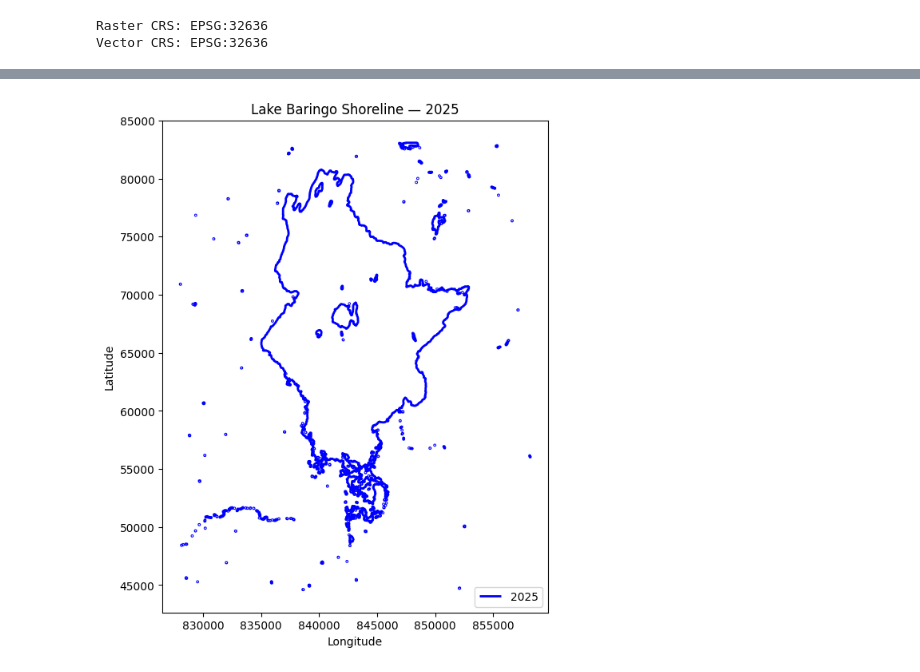
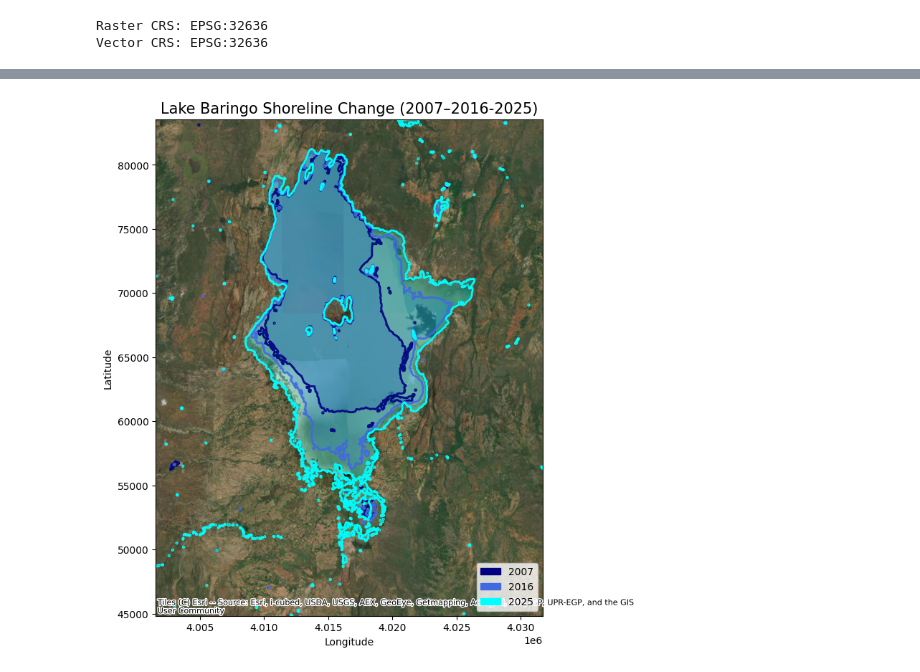
Before and after one commit to kiprutoYG/lake_extent_analysis_pipeline, a Jupyter notebook: src/visualization/see.ipynb, the cells around one changed output, grey strips where cells are left out. Cells and saved outputs as stored; diff of their text form; code cells hidden in the pictures.

```diff
--- a/src/visualization/see.ipynb
+++ b/src/visualization/see.ipynb
@@ -36,7 +36,7 @@ dissolved_2016 = gpd.read_file(os.path.join(results_dir, "lake_2016.shp"))
 dissolved_2020 = gpd.read_file(os.path.join(results_dir, "lake_2020.shp"))
 dissolved_2025 = gpd.read_file(os.path.join(results_dir, "lake_2025.shp"))
 
-growth_area = gpd.read_file(os.path.join(results_dir, 'growth_area.shp'))
+growth_area = gpd.read_file(os.path.join(results_dir, 'growth_area.shp')).to_crs('EPSG:4326')
 buildings = gpd.read_file(os.path.join(processed_dir, 'buildings.gpkg'))
 roads = gpd.read_file(os.path.join(processed_dir, 'roads.gpkg'))
 roads = roads[roads.geom_type.isin(['LineString', 'MultiLineString'])]
@@ -53,8 +53,10 @@ submerged_facilities = gpd.overlay(facilities, growth_area, how="intersection")
 # %%
-growth_area = growth_area.to_crs(dissolved_2007.crs)
-submerged_buildings = submerged_buildings.to_crs(dissolved_2007.crs)
-submerged_roads = submerged_roads.to_crs(dissolved_2007.crs)
-submerged_facilities = submerged_facilities.to_crs(dissolved_2007.crs)
+dissolved_2007 = dissolved_2007.to_crs(growth_area.crs)
+dissolved_2016 = dissolved_2016.to_crs(growth_area.crs)
+dissolved_2025 = dissolved_2025.to_crs(growth_area.crs)
+# submerged_buildings = submerged_buildings.to_crs(dissolved_2007.crs)
+# submerged_roads = submerged_roads.to_crs(dissolved_2007.crs)
+# submerged_facilities = submerged_facilities.to_crs(dissolved_2007.crs)
 # %%
 # --- CRS alignment check ---
 print("Raster CRS:", dem.rio.crs)
@@ -104,42 +104,62 @@ plt.show()
 # %%
 import matplotlib.pyplot as plt
 import matplotlib.animation as animation
+import geopandas as gpd
+import contextily as ctx
+import matplotlib.patches as mpatches
+import pandas as pd
 
+# --- Ensure all data is in Web Mercator (for basemap) ---
 shorelines = [
-    (2007, dissolved_2007),
-    (2016, dissolved_2016),
-    (2025, dissolved_2025)
+    (2007, dissolved_2007.to_crs(3857), 'navy'),
+    (2016, dissolved_2016.to_crs(3857), 'royalblue'),
+    (2025, dissolved_2025.to_crs(3857), 'aqua')
 ]
 
-fig, ax = plt.subplots(figsize=(8, 8))
+fig, ax = plt.subplots(figsize=(9, 9))
 
-# # Plot DEM or hillshade background once
-# dem.plot(ax=ax, cmap='terrain', alpha=0.6)
-# ax.set_title("Lake Baringo Shoreline — 2016")
+# Determine common extent (so the map doesn’t jump)
+combined = gpd.GeoDataFrame(pd.concat([s[1] for s in shorelines], ignore_index=True))
+ax.set_xlim(combined.total_bounds[0], combined.total_bounds[2])
+ax.set_ylim(combined.total_bounds[1], combined.total_bounds[3])
 
-# Store current shoreline plot handle
-shore_plot = [None]
+# Add basemap once (under everything)
+ctx.add_basemap(ax, source=ctx.providers.Esri.WorldImagery, zoom=12)
 
-def plot_frame(year, gdf, color='blue'):
-    # Remove previous shoreline if it exists
-    if shore_plot[0] is not None:
-        for c in shore_plot[0].collections:
-            c.remove()
+# Prepare legend
+legend_patches = [mpatches.Patch(color=c, label=str(y)) for y, _, c in shorelines]
 
-    # Plot new shoreline (outline only)
-    shore_plot[0] = gdf.boundary.plot(ax=ax, color=color, linewidth=2, label=str(year))
-    ax.legend([str(year)], loc='lower right')
-    ax.set_title(f"Lake Baringo Shoreline — {year}")
+# Animation parameters
+frames_per_transition = 25
+total_frames = frames_per_transition * (len(shorelines) - 1)
+
+def animate(frame):
+    # Remove previous geometries (keep basemap)
+    for coll in list(ax.collections):
+        coll.remove()
+
+    current_stage = frame // frames_per_transition
+    alpha_progress = (frame % frames_per_transition) / frames_per_transition
+
+    # Plot past shorelines solidly
+    for j in range(current_stage + 1):
+        year, gdf, color = shorelines[j]
+        gdf.boundary.plot(ax=ax, color=color, linewidth=2, alpha=0.9)
+        gdf.plot(ax=ax, color=color, alpha=0.25, edgecolor='none')
+
+    # Smooth fade-in for the next shoreline
+    if current_stage < len(shorelines) - 1:
+        _, gdf_next, color_next = shorelines[current_stage + 1]
+        gdf_next.boundary.plot(ax=ax, color=color_next, linewidth=2, alpha=alpha_progress)
+        gdf_next.plot(ax=ax, color=color_next, alpha=alpha_progress * 0.25, edgecolor='none')
+
+    ax.set_title("Lake Baringo Shoreline Change (2007–2016-2025)", fontsize=15)
+    ax.legend(handles=legend_patches[:current_stage + 2], loc='lower right', frameon=True)
     ax.set_xlabel("Longitude")
     ax.set_ylabel("Latitude")
 
-def animate(i):
-    year, gdf = shorelines[i]
-    plot_frame(year, gdf)
-
-ani = animation.FuncAnimation(fig, animate, frames=len(shorelines), interval=1800, repeat=True)
-
-ani.save("lake_baringo_shoreline_growth.gif", writer="pillow", fps=1)
+ani = animation.FuncAnimation(fig, animate, frames=total_frames, interval=1000, repeat=True)
+ani.save("lake_baringo_shoreline_smooth.gif", writer="pillow", fps=15)
 plt.show()
 # %% [output]
-[figure, old version]
+[figure, new version]
```
Also changed, not shown: parts of 3 cells of this notebook, 15 other files.
